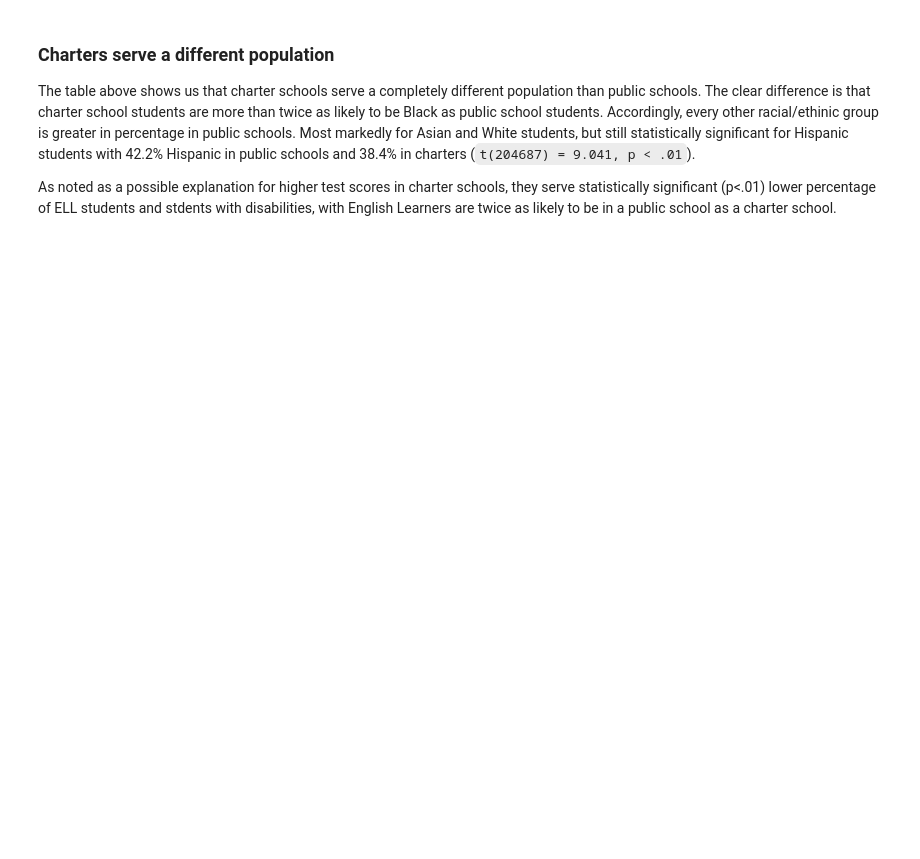
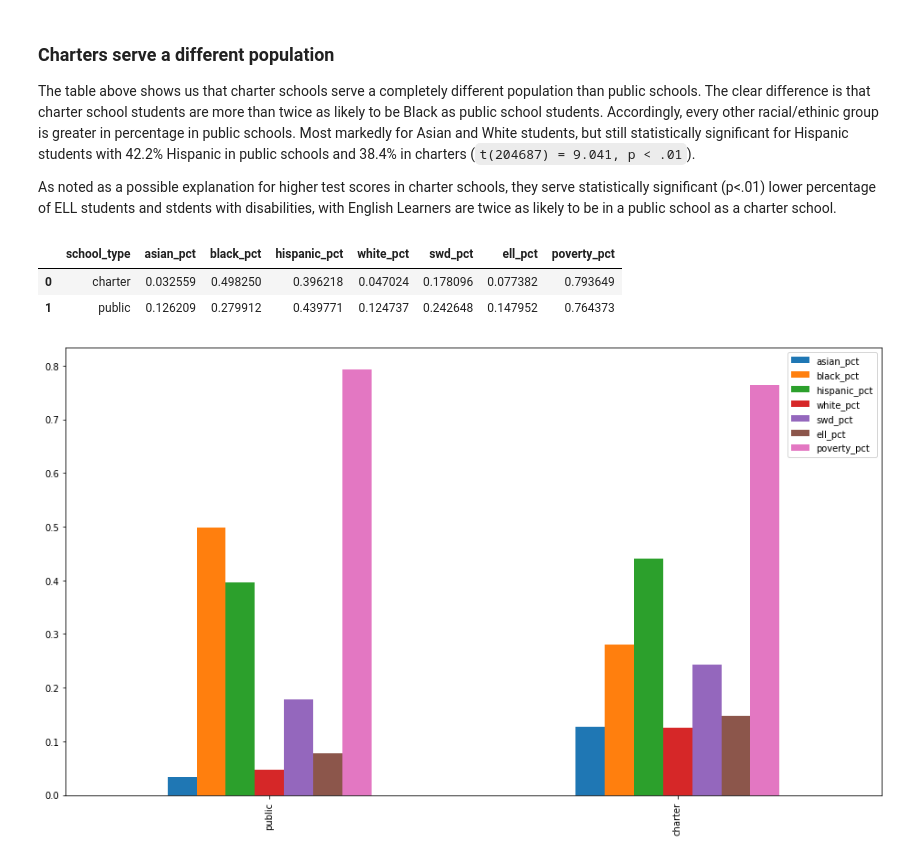
Before and after one commit to adelphi-ed-tech/nycschools, a Jupyter notebook: nb/charter-vs-community.ipynb, the cells around one changed output. Saved outputs shown, nothing was run; the diff lists cells and outputs as text; code cells hidden in the pictures; blank space fills up the shorter version.

```diff
--- a/nb/charter-vs-community.ipynb
+++ b/nb/charter-vs-community.ipynb
@@ -152,24 +177,8 @@ def make_pretty(styler):
 # %%
-# T test
-
-
-def get_t(col):
-    t, p = scipy.stats.ttest_ind(pub[col], charter[col])
-    pub_avg = pub[col].mean()
-    charter_avg = charter[col].mean()
-    return {
-        "category": " ".join(col.split("_")[:-1]).title(),
-        "% public": pub_avg,
-        "% charter": charter_avg,
-        "% diff": (charter_avg - pub_avg) / pub_avg,
-        "t-score": t,
-        "p-value": p
-    }
-factors = [ col for col in pub.columns if col.endswith("_pct") and not col.startswith("level")]
-factors
-table = pd.DataFrame([get_t(col) for col in factors])
-table = table.sort_values(by="% diff")
-
-ui.fmt_table(table, pct_cols=table.columns[1:4], num_cols=table.columns[-2:])
-
-# table.style.background_gradient(cmap="GnBu")
+factors = ['asian_pct',
+ 'black_pct',
+ 'hispanic_pct',
+ 'white_pct',
+ 'swd_pct',
+ 'ell_pct',
+ 'poverty_pct']
@@ -198,3 +197,22 @@ As noted as a possible explanation for higher test scores in charter
 schools, they serve statistically significant (p<.01) lower percentage
 of ELL students and stdents with disabilities, with English Learners are twice
 as likely to be in a public school as a charter school.
+# %%
+# easily make a grouped bar chart with built-in dataframe function
+charter_dbn = charter.dbn.unique()
+charter_dbn
+cols = ["dbn"] + factors
+chart = demo[demo.ay == 2020][cols].copy()
+chart["school_type"] = chart.dbn.apply(lambda dbn:"charter" if dbn in charter_dbn else "public")
+
+data = chart.groupby("school_type").agg("mean")
+data = data.reset_index()
+ax = data.plot.bar(figsize=(16,9))
+ax.set_xticks(np.arange(2))
+ax.set_xticklabels(["public", "charter"])
+data
+# %% [output]
+|  | school_type | asian_pct | black_pct | hispanic_pct | white_pct | swd_pct | ell_pct | poverty_pct |
+| 0 | charter | 0.032559 | 0.498250 | 0.396218 | 0.047024 | 0.178096 | 0.077382 | 0.793649 |
+| 1 | public | 0.126209 | 0.279912 | 0.439771 | 0.124737 | 0.242648 | 0.147952 | 0.764373 |
+[figure, added]
```
Also changed, not shown: parts of 9 cells of this notebook, 5 other files.
